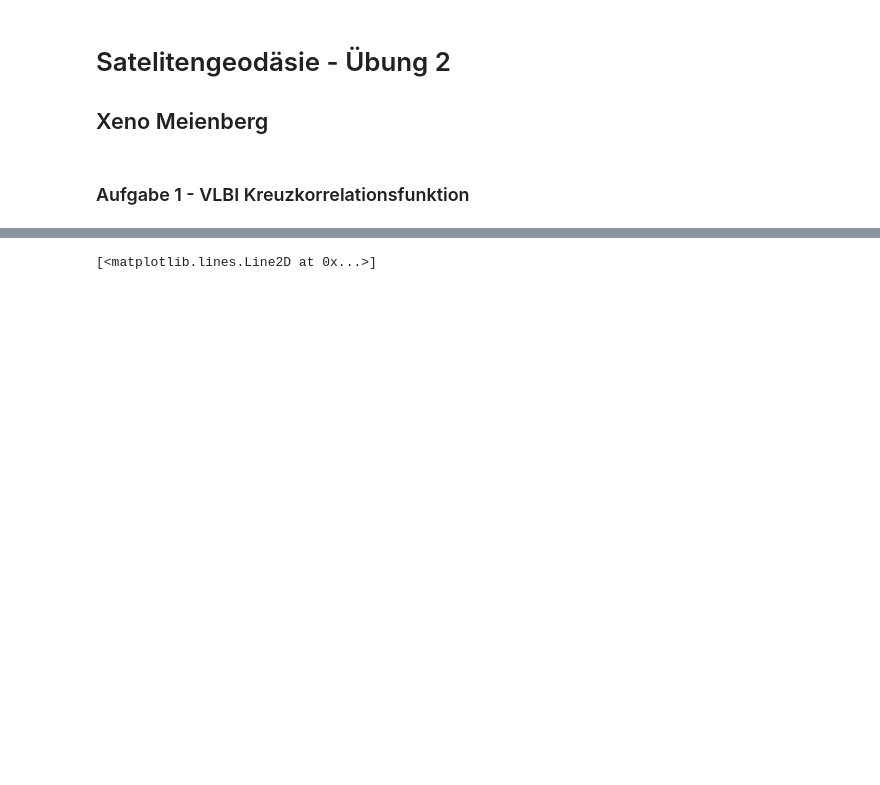
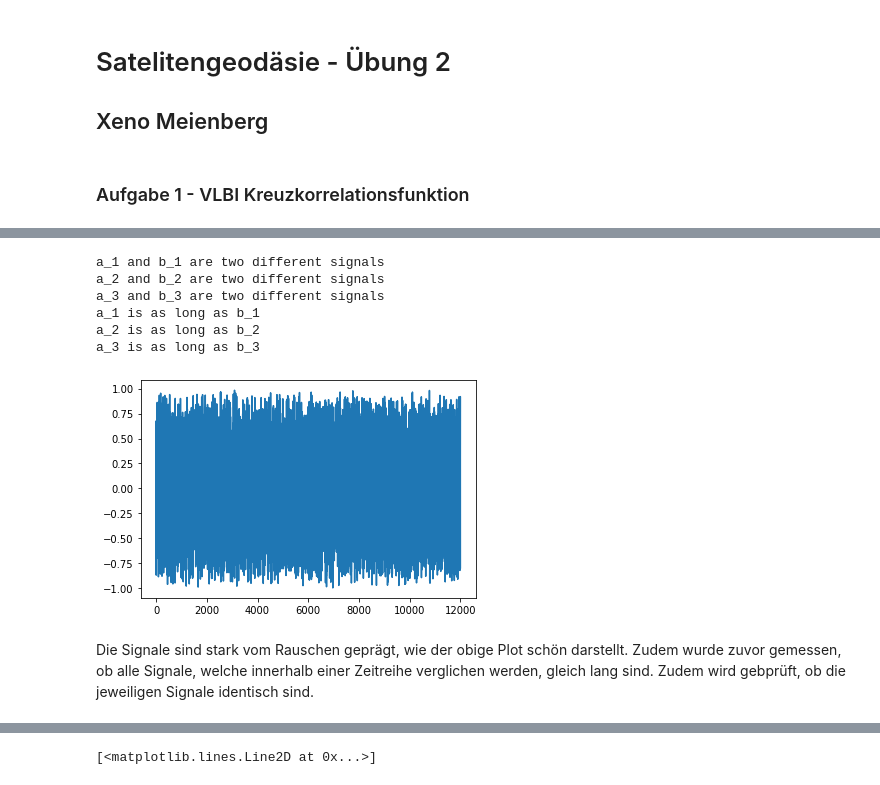
Before and after one commit to x-meienberg/msc-studies-aero, a Jupyter notebook: Satelite Geodesy/Exercise 2/Satelitengeodaesie_UE2_XM.ipynb, the cells around one changed output, grey strips where cells are left out. Saved outputs shown, nothing was run; the diff lists cells and outputs as text; code cells hidden in the pictures; blank space fills up the shorter version.

```diff
--- a/Satelite Geodesy/Exercise 2/Satelitengeodaesie_UE2_XM.ipynb
+++ b/Satelite Geodesy/Exercise 2/Satelitengeodaesie_UE2_XM.ipynb
@@ -38 +25,71 @@ plt.plot(a_1)
+# %%
+# load data of signals
+
+df = pd.read_csv('Data/Signalsasc.sec', sep='\t') #read in data into pandas dataframe
+
+
+data = df.to_numpy() #convert pandas dataframe into numpy
+
+a_1 = data[:,0]
+a_2 = data[:,1]
+a_3 = data[:,2]
+b_1 = data[:,3]
+b_2 = data[:,4]
+b_3 = data[:,5]
+
+plt.plot(a_1)
+
+# Check if each timeseries of a and b is identical
+
+if np.array_equal(a_1,b_1, equal_nan=True):
+    print('a_1 and b_1 are the same')
+
+else:
+    print('a_1 and b_1 are two different signals')
+
+if np.array_equal(a_2,b_2, equal_nan = True):
+    print('a_2 and b_2 are the same')
+
+else:
+    print('a_2 and b_2 are two different signals')
+
+if np.array_equal(a_3,b_3, equal_nan=True):
+    print('a_3 and b_3 are the same')
+
+else:
+    print('a_3 and b_3 are two different signals')
+
+# Check if each timeseries is long as the other to which it is compared to
+
+if len(a_1) == len(b_1):
+    print('a_1 is as long as b_1')
+    len_1 = len(a_1)
+
+else:
+    print('a_1 is not as long as b_2') # The time delay has to be computed differently
+
+
+if len(a_2) == len(b_2):
+    print('a_2 is as long as b_2')
+    len_2 = len(a_2)
+
+else:
+    print('a_2 is not as long as b_2') # Same as above
+
+if len(a_3) == len(b_3):
+    print('a_3 is as long as b_3')
+    len_3 = len(a_3)
+
+else:
+    print('a_3 is not as long as b_3') # dito
+# %% [output]
+a_1 and b_1 are two different signals
+a_2 and b_2 are two different signals
+a_3 and b_3 are two different signals
+a_1 is as long as b_1
+a_2 is as long as b_2
+a_3 is as long as b_3
+[figure, added]
+# %% [markdown]
+Die Signale sind stark vom Rauschen geprägt, wie der obige Plot schön darstellt. Zudem wurde zuvor gemessen, ob alle Signale, welche innerhalb einer Zeitreihe verglichen werden, gleich lang sind. Zudem wird gebprüft, ob die jeweiligen Signale identisch sind.
 # %%
```
Also changed, not shown: parts of 20 cells of this notebook.
